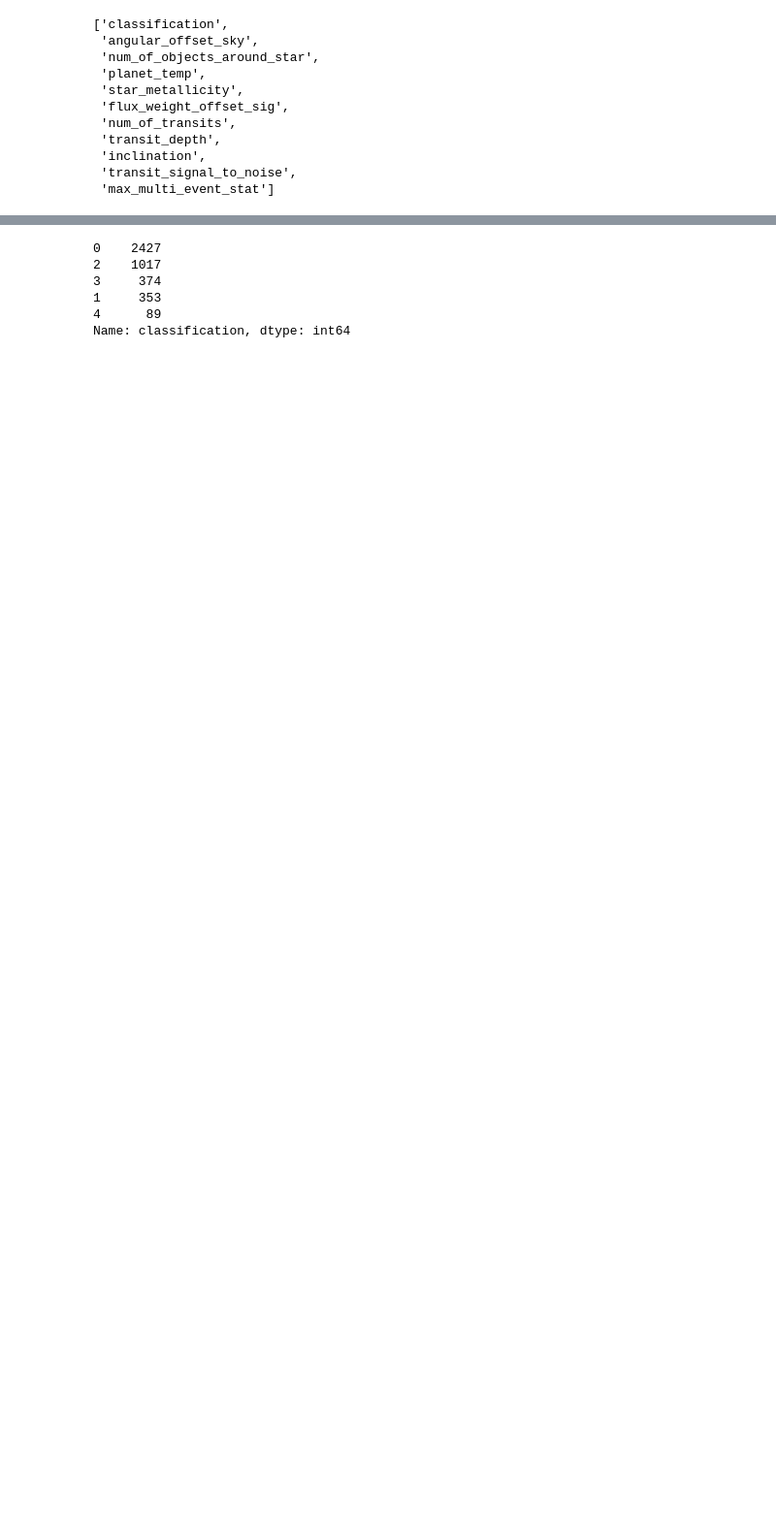
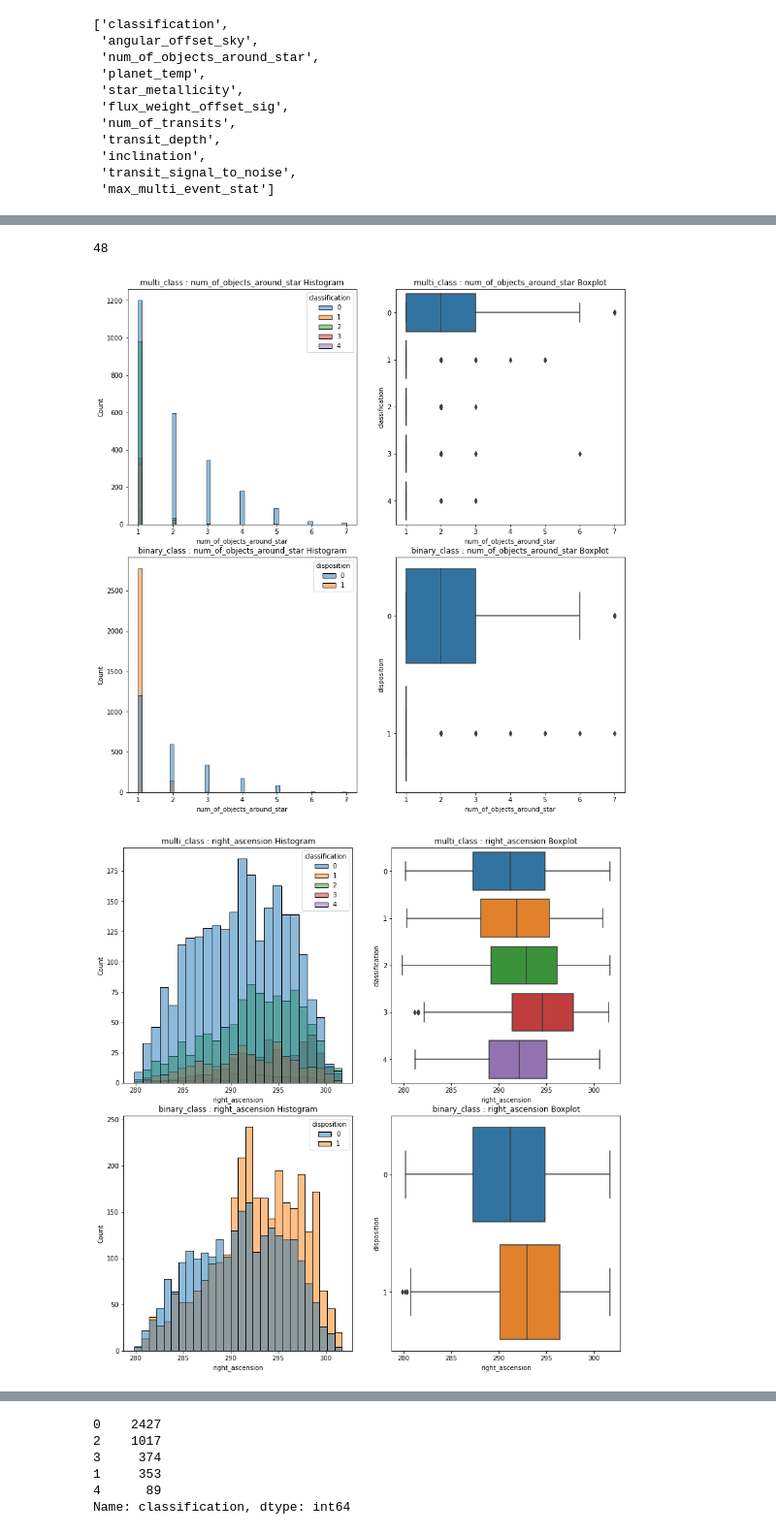
Before and after one commit to JoshuaGottlieb/Exoplanet-Classification, a Jupyter notebook: notebooks/EDA-and-Feature-Engineering.ipynb, the cells around one changed output, grey strips where cells are left out. Shown at 97% size. Saved outputs shown, nothing was run; the diff lists cells and outputs as text; code cells hidden in the pictures; blank space fills up the shorter version.

Commit message:
Looked at histograms and boxplots of all primary feature variables, hued by target variable.

```diff
--- a/notebooks/EDA-and-Feature-Engineering.ipynb
+++ b/notebooks/EDA-and-Feature-Engineering.ipynb
@@ -107,0 +78,44 @@ corr_df[corr_df >= 0.7]
+# %%
+def plot_distributions(frames, column, targets, kde = True, bins = 'auto'):
+    num_frames = len(frames)
+
+    fig, ax = plt.subplots(num_frames, 2, figsize = (12, 6 * num_frames))
+
+    plt.tight_layout(pad = 3.0)
+
+    for index, frame in enumerate(frames):
+        frame_name = [i for i, j in globals().items() if frame.equals(j)][0]
+        row = index
+        sns.histplot(data = frame,
+                     x = frame[column],
+                     hue = frame[targets[index]],
+                     palette = 'tab10',
+                     multiple = 'layer',
+                     alpha = 0.5,
+                     kde = kde,
+                     bins = bins,
+                     ax = ax[row][0]);
+        ax[row][0].set_title('{} : {} Histogram'.format(frame_name, column));
+        ax[row][0].set_xlabel(column);
+
+        sns.boxplot(data = frame,
+                    x = frame[column],
+                    y = frame[targets[index]],
+                    orient = 'h',
+                    ax = ax[row][1]);
+        ax[row][1].set_title('{} : {} Boxplot'.format(frame_name, column));
+        ax[row][1].set_xlabel(column);
+
+    return
+# %%
+numerical_columns = multi_class.drop(['classification', 'ml_fittype'], axis = 1).columns
+# %%
+numerical_columns.size
+# %% [output]
+48
+# %%
+for column in numerical_columns[0:12]:
+    plot_distributions([multi_class, binary_class], column, ['classification', 'disposition'], kde = False)
+# %% [output]
+[figure, added]
+[figure, added]
```
Also changed, not shown: parts of 32 cells of this notebook.
